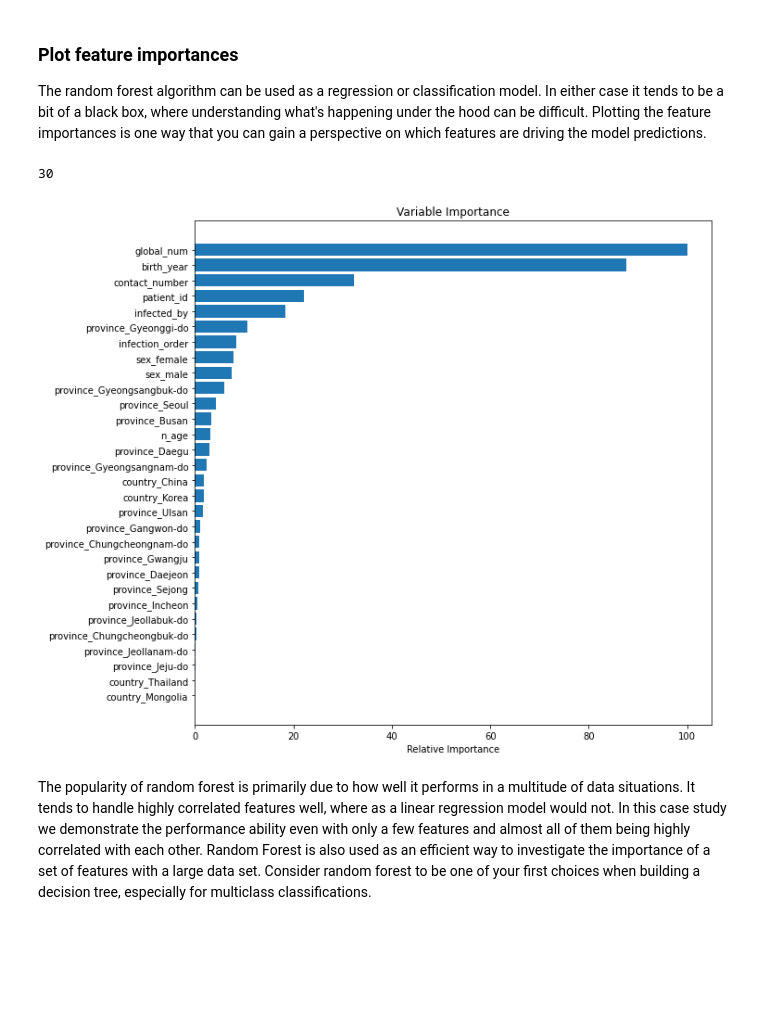
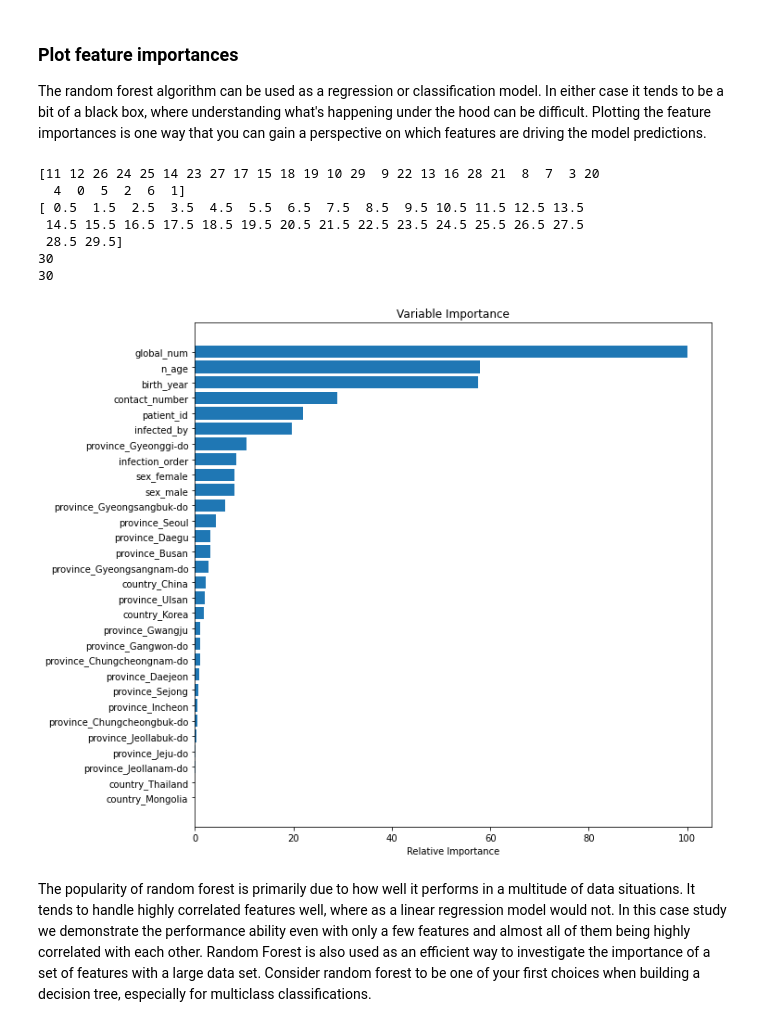
Before and after one commit to mhahm/Supervised_Learning, a Jupyter notebook: Random_Forest/RandomForest Covid Case Study_06302020/RandomForest_casestudy_covid19.ipynb, the cells around one changed output. Cells and saved outputs as stored; diff of their text form; code cells hidden in the pictures; blank space fills up the shorter version.

```diff
--- a/Random_Forest/RandomForest Covid Case Study_06302020/RandomForest_casestudy_covid19.ipynb
+++ b/Random_Forest/RandomForest Covid Case Study_06302020/RandomForest_casestudy_covid19.ipynb
@@ -104,7 +104,7 @@ Name: state, dtype: int64
 # %% [markdown]
  **<font color='teal'> Create a new column named 'n_age' which is the calculated age based on the birth year column.</font>**
 # %%
-df['n_age'] = 2020 - df['birth_year'].values.astype(int)
+df['n_age'] = 2020 - df['birth_year']
 # %% [markdown]
 ### Handle Missing Values
 # %% [markdown]
@@ -184,6 +184,9 @@ dtype: int64
 # %%
 #Dropping age column as it is repetitive
 df.drop('age', axis=1, inplace=True)
+# %%
+#Filling missing values in n_age
+df['n_age'] = 2020 - df['birth_year']
 # %%
 #Filling missing values with the mode
 df['sex'] = df['sex'].fillna(df['sex'].mode()[0])
@@ -492,21 +495,29 @@ The random forest algorithm can be used as a regression or classification model.
 # %%
 feature_importance = clf.feature_importances_
 # make importances relative to max importance
 feature_importance = 100.0 * (feature_importance / feature_importance.max())[:30]
 sorted_idx = np.argsort(feature_importance)[:30]
+print(sorted_idx)
+pos = np.arange(sorted_idx.shape[0]) + .5
+print(pos)
 
-pos = np.arange(sorted_idx.shape[0]) + .5
 print(pos.size)
-sorted_idx.size
+print(sorted_idx.size)
 plt.figure(figsize=(10,10))
-plt.barh(pos, feature_importance[sorted_idx], align='center')
+plt.barh(pos,feature_importance[sorted_idx], align='center')
 plt.yticks(pos, X.columns[sorted_idx])
 plt.xlabel('Relative Importance')
 plt.title('Variable Importance')
 plt.show()
 # %% [output]
+[11 12 26 24 25 14 23 27 17 15 18 19 10 29  9 22 13 16 28 21  8  7  3 20
+  4  0  5  2  6  1]
+[ 0.5  1.5  2.5  3.5  4.5  5.5  6.5  7.5  8.5  9.5 10.5 11.5 12.5 13.5
+ 14.5 15.5 16.5 17.5 18.5 19.5 20.5 21.5 22.5 23.5 24.5 25.5 26.5 27.5
+ 28.5 29.5]
 30
+30
-[figure, old version]
+[figure, new version]
 # %% [markdown]
 The popularity of random forest is primarily due to how well it performs in a multitude of data situations. It tends to handle highly correlated features well, where as a linear regression model would not. In this case study we demonstrate the performance ability even with only a few features and almost all of them being highly correlated with each other.
 Random Forest is also used as an efficient way to investigate the importance of a set of features with a large data set. Consider random forest to be one of your first choices when building a decision tree, especially for multiclass classifications.
```
Also changed, not shown: parts of 8 cells of this notebook, 2 other files.
